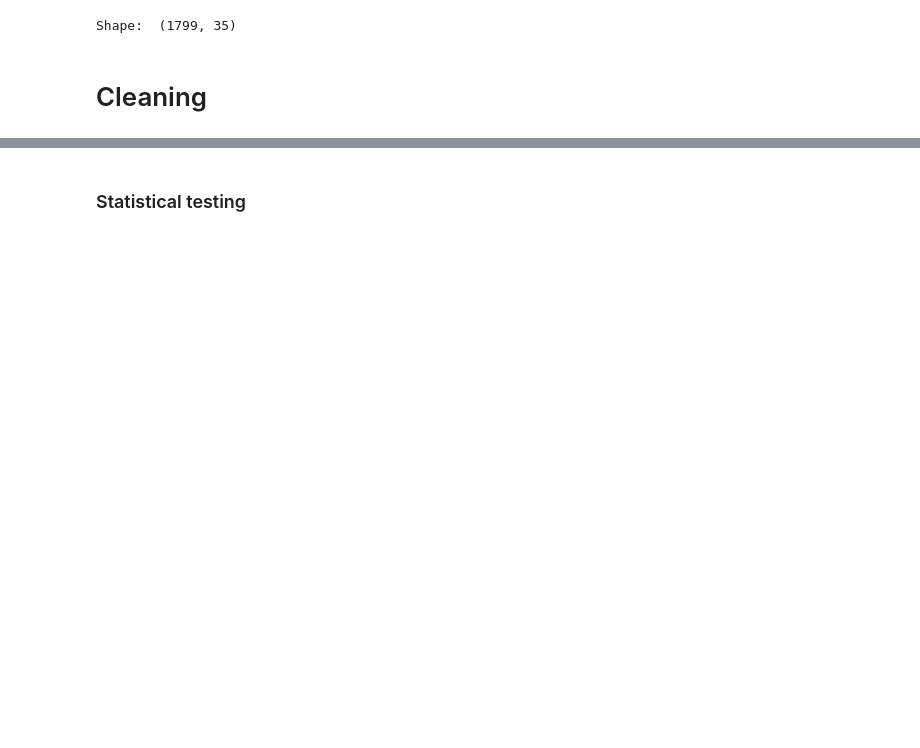
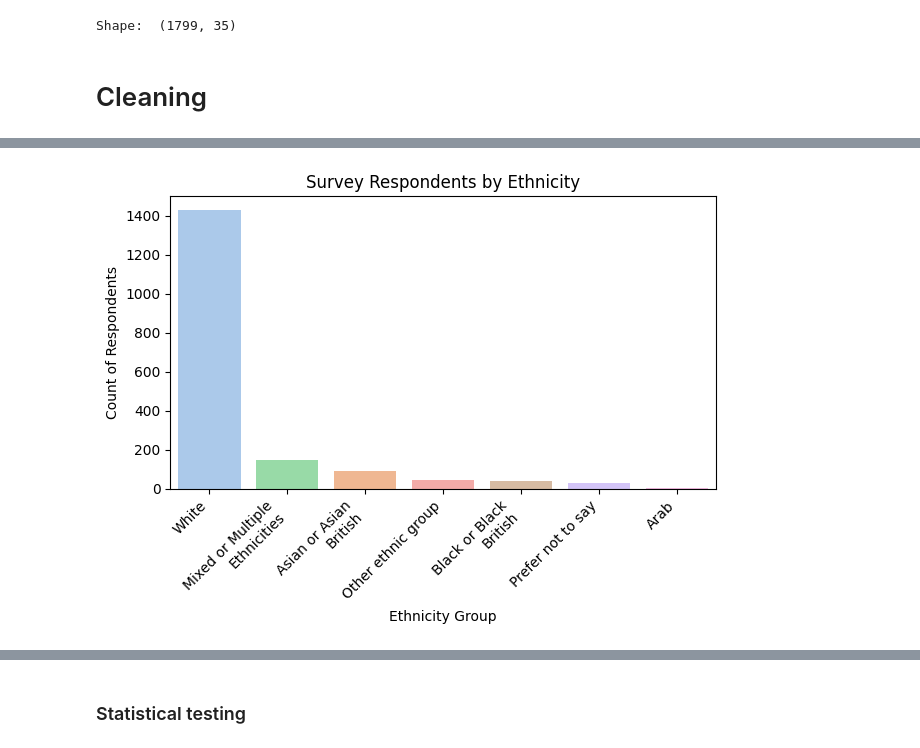
Before and after one commit to RachaelJadeMcGrath/Capstone, a Jupyter notebook: capstone_analysis.ipynb, the cells around one changed output, grey strips where cells are left out. Saved outputs shown, nothing was run; the diff lists cells and outputs as text; code cells hidden in the pictures; blank space fills up the shorter version.

```diff
--- a/capstone_analysis.ipynb
+++ b/capstone_analysis.ipynb
@@ -71,0 +344,6 @@ df
+# %%
+# Defining a function to wrap long label names in plots
+
+import textwrap
+def wrap_labels(labels, width=20):
+    return [textwrap.fill(label, width=width) for label in labels]
@@ -71,0 +363,14 @@ df
+# %%
+# visualising by ethnicity
+# plt.figure(figsize=(10, 8))
+sns.countplot(data=df, x="ethnicity", hue="ethnicity", palette='pastel', legend=False, order=df["ethnicity"].value_counts().index)
+plt.title('Survey Respondents by Ethnicity')
+plt.xlabel('Ethnicity Group')
+plt.ylabel('Count of Respondents')
+plt.xticks(
+    ticks=plt.gca().get_xticks(),
+    labels=wrap_labels(df["ethnicity"].value_counts().index), rotation=45, ha='right', fontsize=10
+)
+plt.tight_layout()
+# %% [output]
+[figure, added]
```
Also changed, not shown: parts of 56 cells of this notebook, 4 other files.
